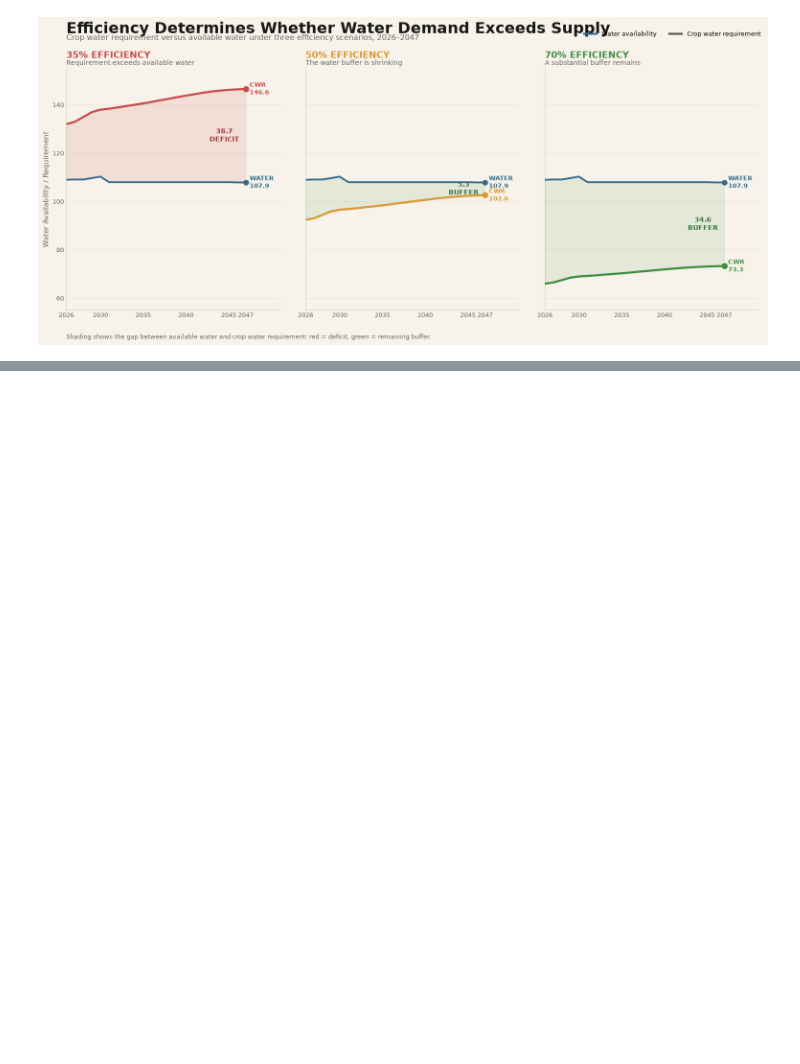
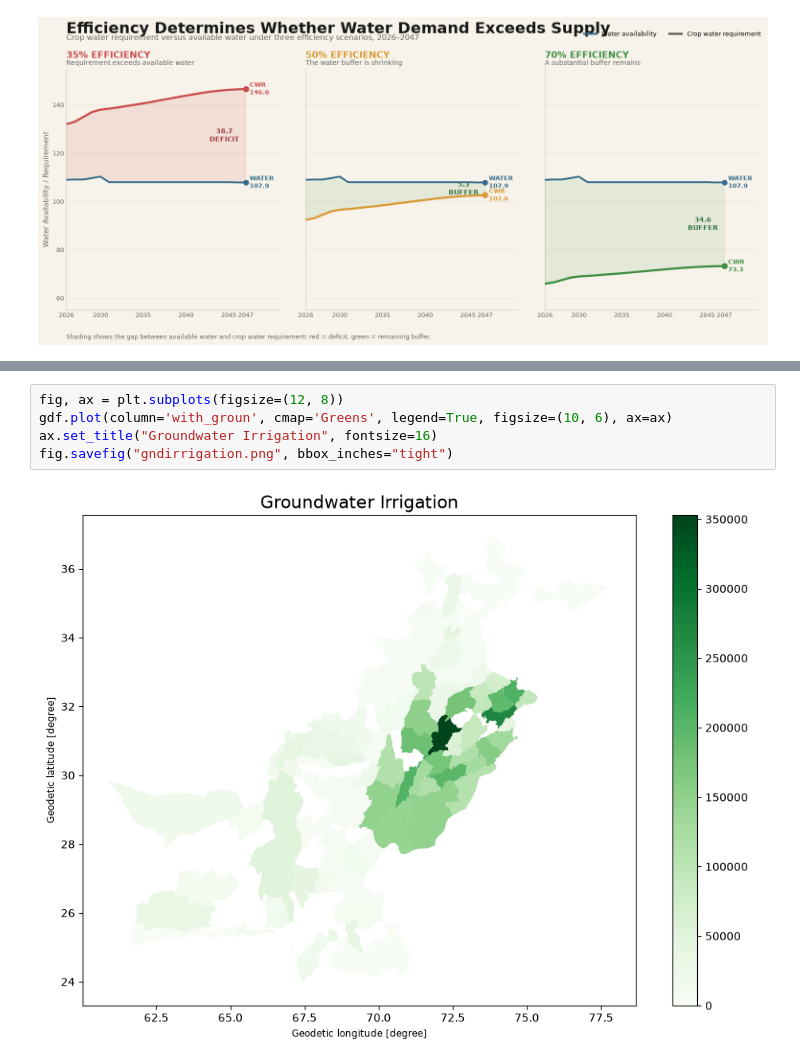
Before and after one commit to imtiazNDMA/climatesmartagri, a Jupyter notebook: main.ipynb, the cells around one changed output, grey strips where cells are left out. Saved outputs shown, nothing was run; the diff lists cells and outputs as text; blank space fills up the shorter version.

```diff
--- a/main.ipynb
+++ b/main.ipynb
@@ -3583,0 +3625,7 @@ plt.show()
+# %%
+fig, ax = plt.subplots(figsize=(12, 8))
+gdf.plot(column='with_groun', cmap='Greens', legend=True, figsize=(10, 6), ax=ax)
+ax.set_title("Groundwater Irrigation", fontsize=16)
+fig.savefig("gndirrigation.png", bbox_inches="tight")
+# %% [output]
+[figure, added]
```
Also changed, not shown: parts of 9 cells of this notebook, 8 other files.
